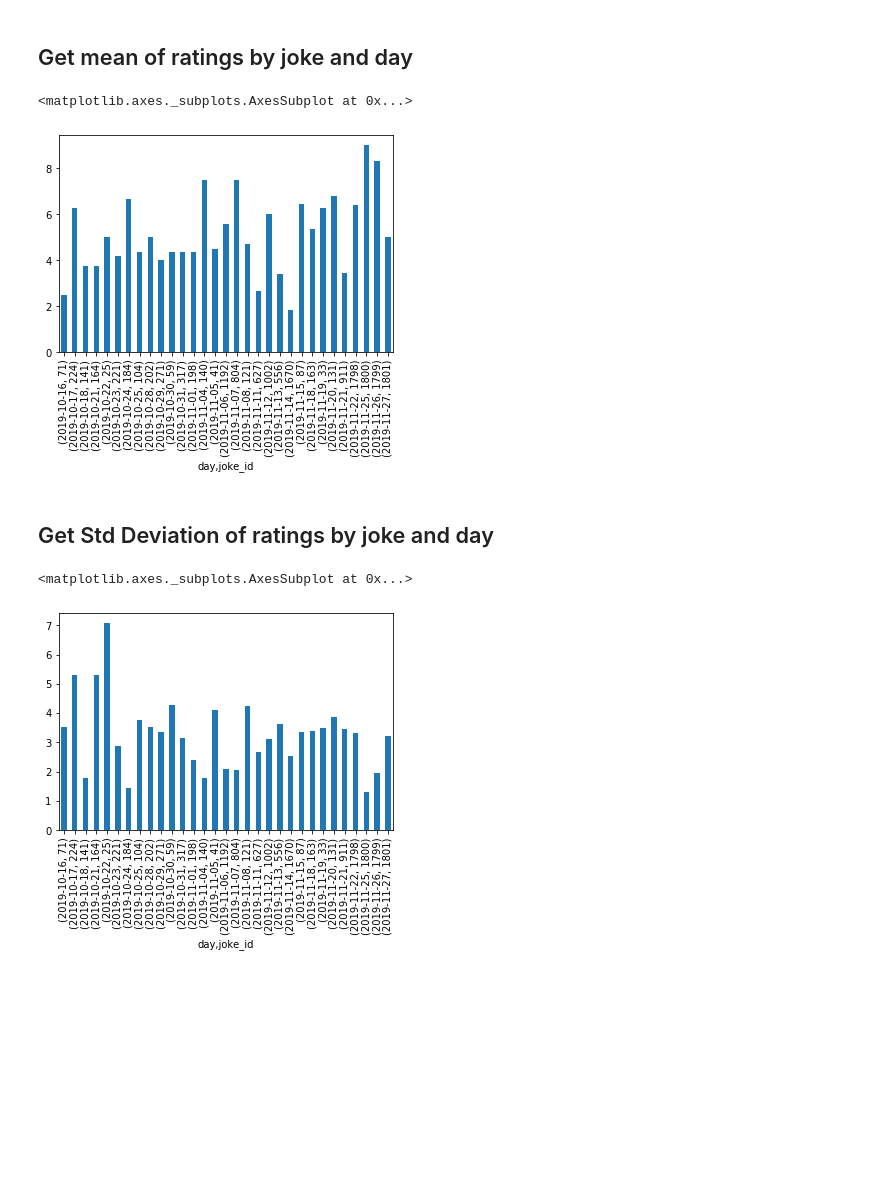
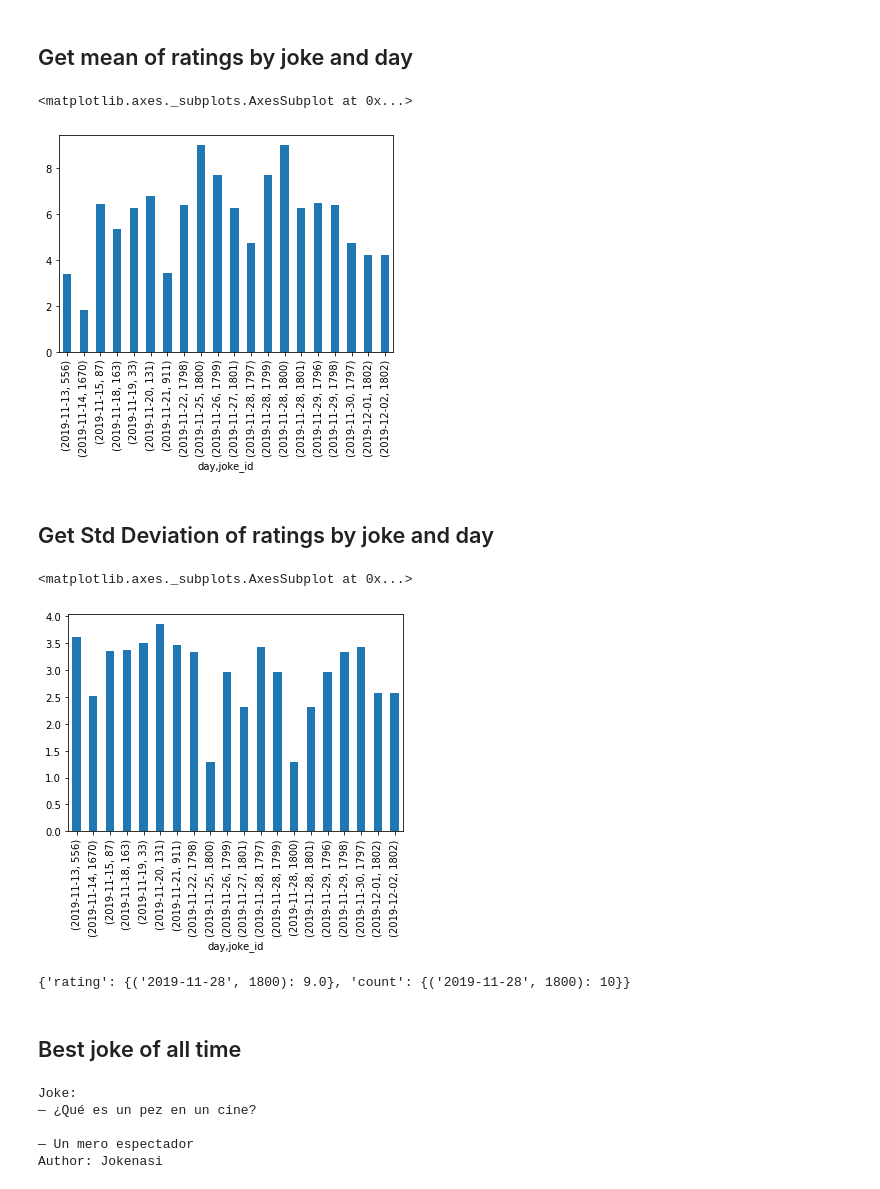
Before and after one commit to watxaut-alpha/joke-app, a Jupyter notebook: notebooks/analysis_mail_users.ipynb, the cells around one changed output. Drawn from its saved outputs; the diff is of its cells as text; code cells hidden in the pictures; blank space fills up the shorter version.

```diff
--- a/notebooks/analysis_mail_users.ipynb
+++ b/notebooks/analysis_mail_users.ipynb
@@ -145,14 +145,16 @@ df_ratings.tail(15)
 ## Get mean of ratings by joke and day
 # %%
 df_ratings["day"] = df_ratings["created_at"].dt.strftime('%Y-%m-%d')
-df_ratings.groupby(["day", "joke_id"])["rating"].mean().plot.bar(x="day", y="rating")
+mean_ratings = df_ratings.groupby(["day", "joke_id"])["rating"].mean()
+mean_ratings.tail(20).plot.bar(x="day", y="rating")
 # %% [output]
 <matplotlib.axes._subplots.AxesSubplot at 0x...>
-[figure, old version]
+[figure, new version]
 # %% [markdown]
 ## Get Std Deviation of ratings by joke and day
 # %%
-df_ratings.groupby(["day", "joke_id"])["rating"].std().plot.bar(x="day", y="rating")
+std_ratings = df_ratings.groupby(["day", "joke_id"])["rating"].std()
+std_ratings.tail(20).plot.bar(x="day", y="rating")
 # %% [output]
 <matplotlib.axes._subplots.AxesSubplot at 0x...>
-[figure, old version]
+[figure, new version]
@@ -158,0 +168,26 @@ df_ratings.groupby(["day", "joke_id"])["rating"].std().plot.bar(x="day", y="rati
+# %%
+# get worst and best joke from mean
+d_best = mean_ratings.sort_values(ascending=False, by='rating').head(1).to_dict()
+s_best_day, best_joke_id = list(d_best["rating"].keys())[0]
+d_worst = mean_ratings.sort_values(ascending=False, by='rating').tail(1).to_dict()
+s_worst_day, worst_joke_id = list(d_worst["rating"].keys())[0]
+
+df_best = db.execute_read(conn, f"select * from jokes_to_send where id = {best_joke_id}")
+df_worst = db.execute_read(conn, f"select * from jokes_to_send where id = {worst_joke_id}")
+
+# get most controversial joke
+d_cont = std_ratings.sort_values(ascending=False, by='rating').head(1).to_dict()
+s_cont_day, cont_joke_id = list(d_cont["rating"].keys())[0]
+df_cont = db.execute_read(conn, f"select * from jokes_to_send where id = {cont_joke_id}")
+# %% [output]
+{'rating': {('2019-11-28', 1800): 9.0}, 'count': {('2019-11-28', 1800): 10}}
+# %% [markdown]
+## Best joke of all time
+# %%
+print(f"Joke:\n{df_best['joke'][0]}\nAuthor: {df_best['author'][0]}")
+# %% [output]
+Joke:
+— ¿Qué es un pez en un cine?
+
+— Un mero espectador
+Author: Jokenasi
```
Also changed, not shown: parts of 10 cells of this notebook.
